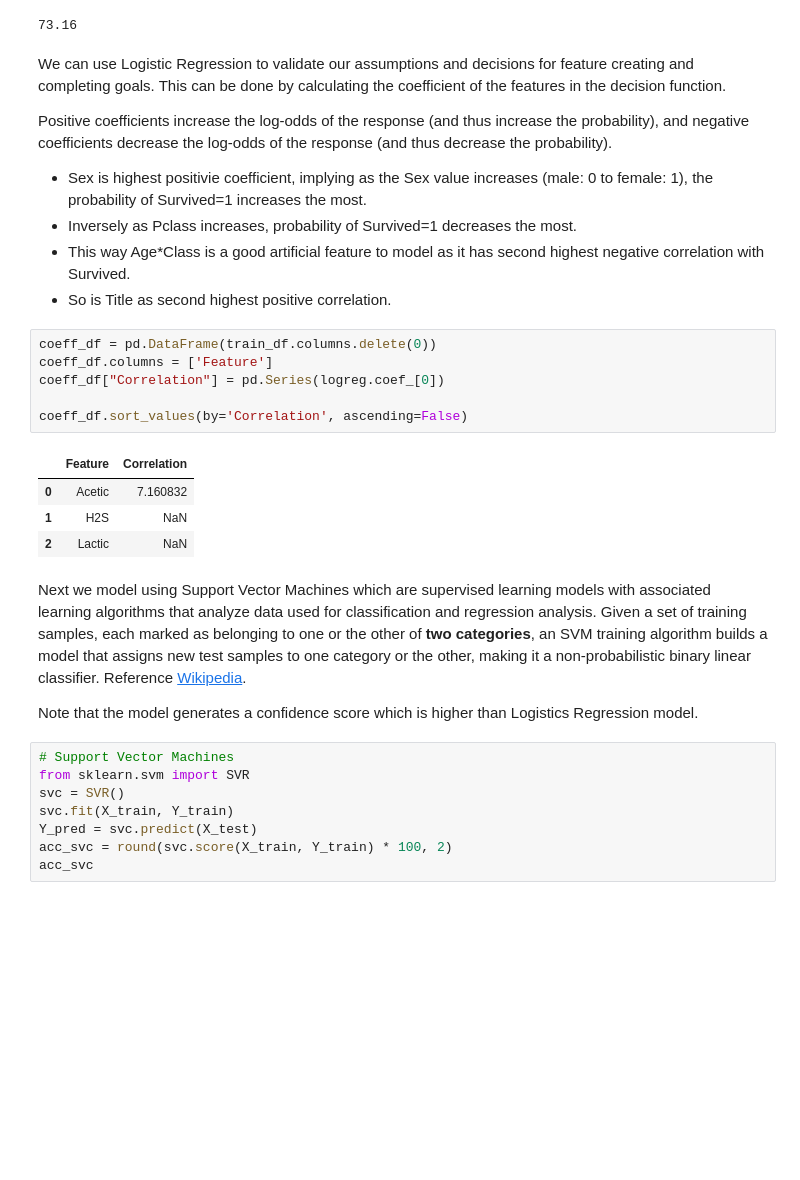
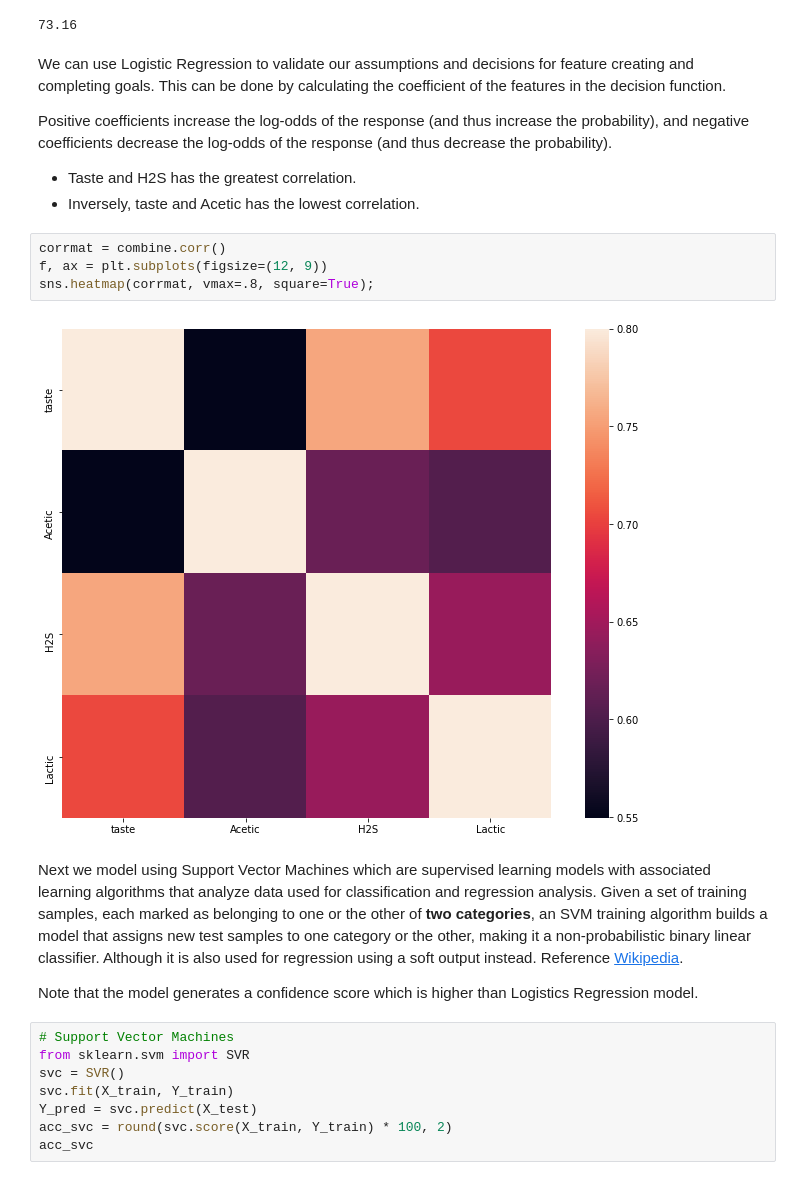
Before and after one commit to dani2442/modelos_estadisticos, a Jupyter notebook: regression_cheddar.ipynb, the cells around one changed output. Drawn from its saved outputs; the diff is of its cells as text; blank space fills up the shorter version.

```diff
--- a/regression_cheddar.ipynb
+++ b/regression_cheddar.ipynb
@@ -249,23 +220,16 @@ We can use Logistic Regression to validate our assumptions and decisions for fea
 
 Positive coefficients increase the log-odds of the response (and thus increase the probability), and negative coefficients decrease the log-odds of the response (and thus decrease the probability).
 
-- Sex is highest positivie coefficient, implying as the Sex value increases (male: 0 to female: 1), the probability of Survived=1 increases the most.
-- Inversely as Pclass increases, probability of Survived=1 decreases the most.
-- This way Age*Class is a good artificial feature to model as it has second highest negative correlation with Survived.
-- So is Title as second highest positive correlation.
+- Taste and H2S has the greatest correlation.
+- Inversely, taste and Acetic has the lowest correlation.
-# %%
-coeff_df = pd.DataFrame(train_df.columns.delete(0))
-coeff_df.columns = ['Feature']
-coeff_df["Correlation"] = pd.Series(logreg.coef_[0])
-
-coeff_df.sort_values(by='Correlation', ascending=False)
-# %% [output]
-|  | Feature | Correlation |
-| 0 | Acetic | 7.160832 |
-| 1 | H2S | NaN |
-| 2 | Lactic | NaN |
+# %%
+corrmat = combine.corr()
+f, ax = plt.subplots(figsize=(12, 9))
+sns.heatmap(corrmat, vmax=.8, square=True);
+# %% [output]
+[figure, added]
 # %% [markdown]
-Next we model using Support Vector Machines which are supervised learning models with associated learning algorithms that analyze data used for classification and regression analysis. Given a set of training samples, each marked as belonging to one or the other of **two categories**, an SVM training algorithm builds a model that assigns new test samples to one category or the other, making it a non-probabilistic binary linear classifier. Reference [Wikipedia](https://en.wikipedia.org/wiki/Support_vector_machine).
+Next we model using Support Vector Machines which are supervised learning models with associated learning algorithms that analyze data used for classification and regression analysis. Given a set of training samples, each marked as belonging to one or the other of **two categories**, an SVM training algorithm builds a model that assigns new test samples to one category or the other, making it a non-probabilistic binary linear classifier. Although it is also used for regression using a soft output instead. Reference [Wikipedia](https://en.wikipedia.org/wiki/Support_vector_machine).
 
 Note that the model generates a confidence score which is higher than Logistics Regression model.
 # %%
```
Also changed, not shown: parts of 22 cells of this notebook, 1 other file.
